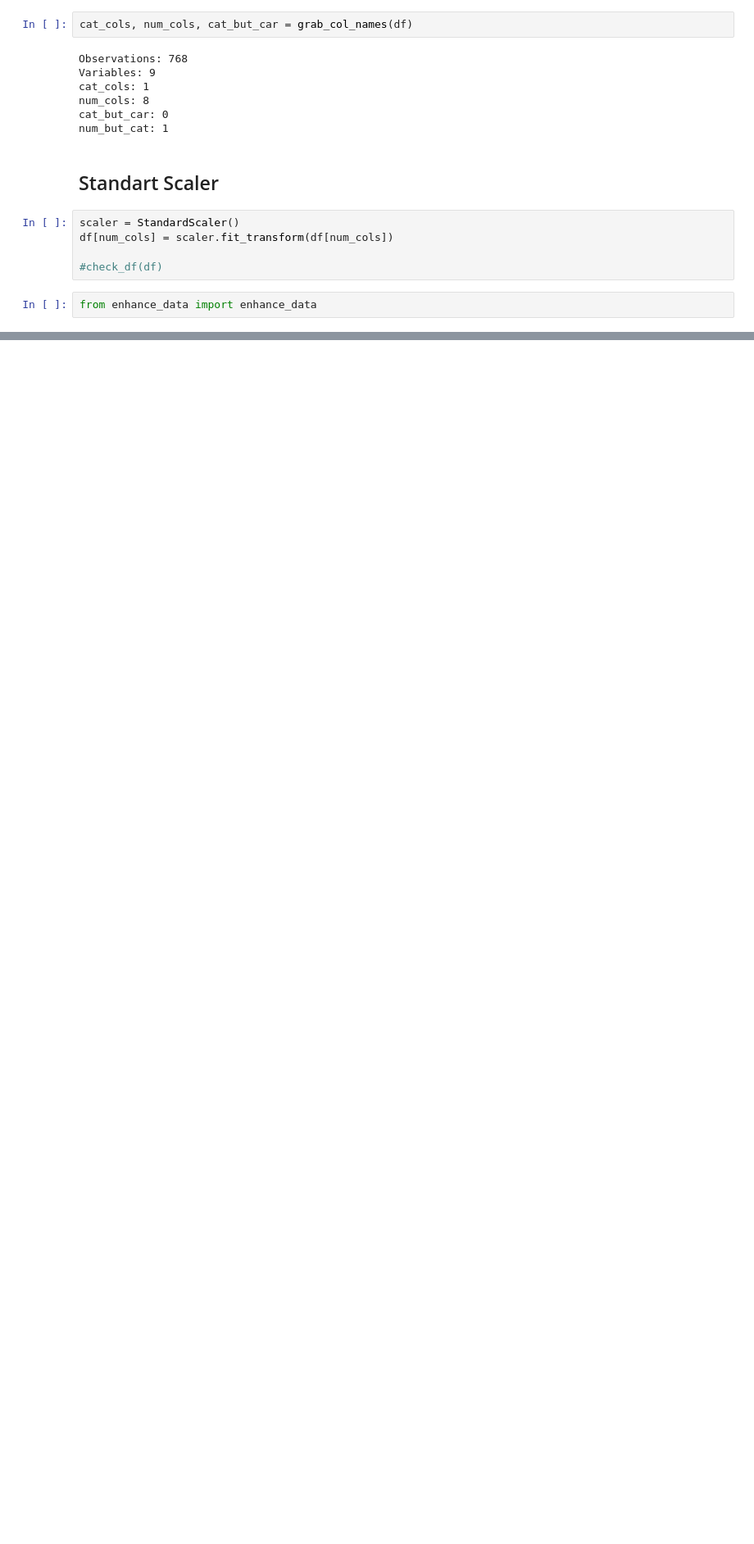
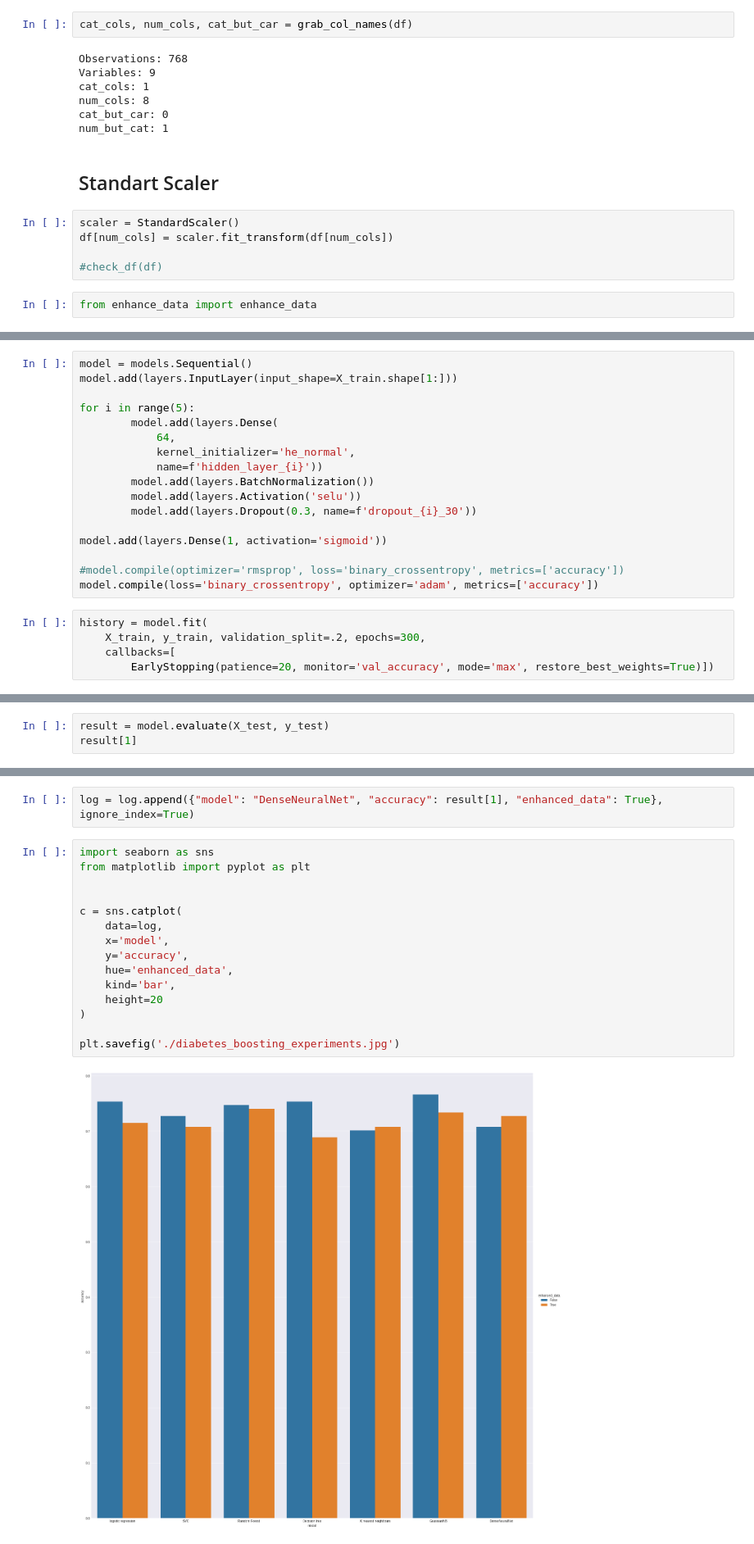
Before and after one commit to PaulBFB/master_thesis, a Jupyter notebook: diabetes-prediction-with-logistic-regression.ipynb, the cells around one changed output, grey strips where cells are left out. Shown at 82% size. Saved outputs shown, nothing was run; the diff lists cells and outputs as text; blank space fills up the shorter version.

Commit message:
:books: :robot: experiments with diabetes added, experiment logs added

```diff
--- a/diabetes-prediction-with-logistic-regression.ipynb
+++ b/diabetes-prediction-with-logistic-regression.ipynb
@@ -361,0 +474,22 @@ plt.show()
+# %%
+model = models.Sequential()
+model.add(layers.InputLayer(input_shape=X_train.shape[1:]))
+
+for i in range(5):
+        model.add(layers.Dense(
+            64,
+            kernel_initializer='he_normal',
+            name=f'hidden_layer_{i}'))
+        model.add(layers.BatchNormalization())
+        model.add(layers.Activation('selu'))
+        model.add(layers.Dropout(0.3, name=f'dropout_{i}_30'))
+
+model.add(layers.Dense(1, activation='sigmoid'))
+
+#model.compile(optimizer='rmsprop', loss='binary_crossentropy', metrics=['accuracy'])
+model.compile(loss='binary_crossentropy', optimizer='adam', metrics=['accuracy'])
+# %%
+history = model.fit(
+    X_train, y_train, validation_split=.2, epochs=300,
+    callbacks=[
+        EarlyStopping(patience=20, monitor='val_accuracy', mode='max', restore_best_weights=True)])
@@ -361,0 +514,3 @@ plt.show()
+# %%
+result = model.evaluate(X_test, y_test)
+result[1]
@@ -361,0 +520,19 @@ plt.show()
+# %%
+log = log.append({"model": "DenseNeuralNet", "accuracy": result[1], "enhanced_data": True}, ignore_index=True)
+# %%
+import seaborn as sns
+from matplotlib import pyplot as plt
+
+
+c = sns.catplot(
+    data=log,
+    x='model',
+    y='accuracy',
+    hue='enhanced_data',
+    kind='bar',
+    height=20
+)
+
+plt.savefig('./diabetes_boosting_experiments.jpg')
+# %% [output]
+[figure, added]
```
Also changed, not shown: parts of 56 cells of this notebook, 4 other files.
